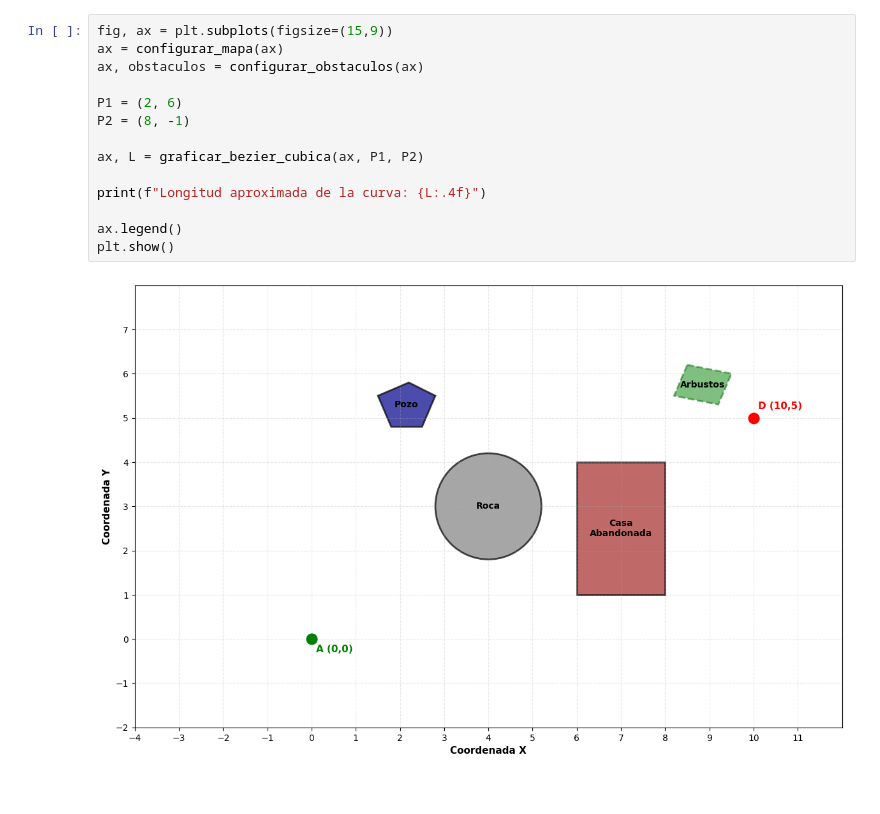
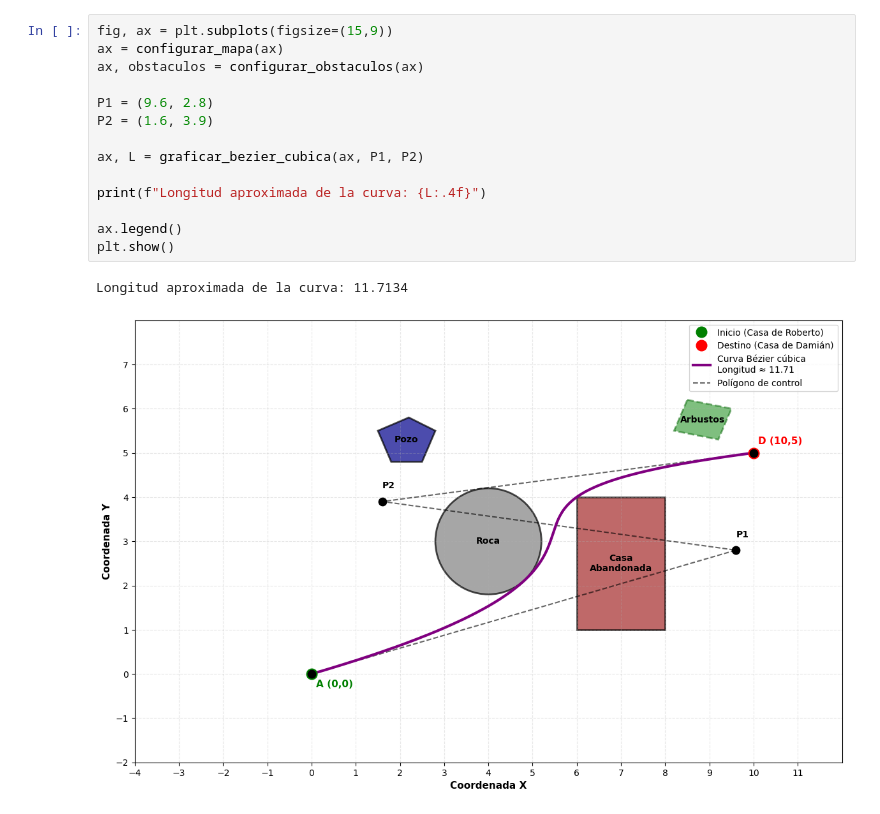
Before and after one commit to kl-au-ss/MC26-TP1, a Jupyter notebook: GraficadorObstaculos.ipynb, the cells around one changed output. Cells and saved outputs as stored; diff of their text form.

```diff
--- a/GraficadorObstaculos.ipynb
+++ b/GraficadorObstaculos.ipynb
@@ -116,16 +108,17 @@ def graficar_bezier_cubica(ax, P1, P2, n=1000):
 # %%
 fig, ax = plt.subplots(figsize=(15,9))
 ax = configurar_mapa(ax)
 ax, obstaculos = configurar_obstaculos(ax)
 
-P1 = (2, 6)
-P2 = (8, -1)
+P1 = (9.6, 2.8)
+P2 = (1.6, 3.9)
 
 ax, L = graficar_bezier_cubica(ax, P1, P2)
 
 print(f"Longitud aproximada de la curva: {L:.4f}")
 
 ax.legend()
 plt.show()
 # %% [output]
+Longitud aproximada de la curva: 11.7134
-[figure, old version]
+[figure, new version]
```
Also changed, not shown: parts of 2 cells of this notebook, 7 other files.
